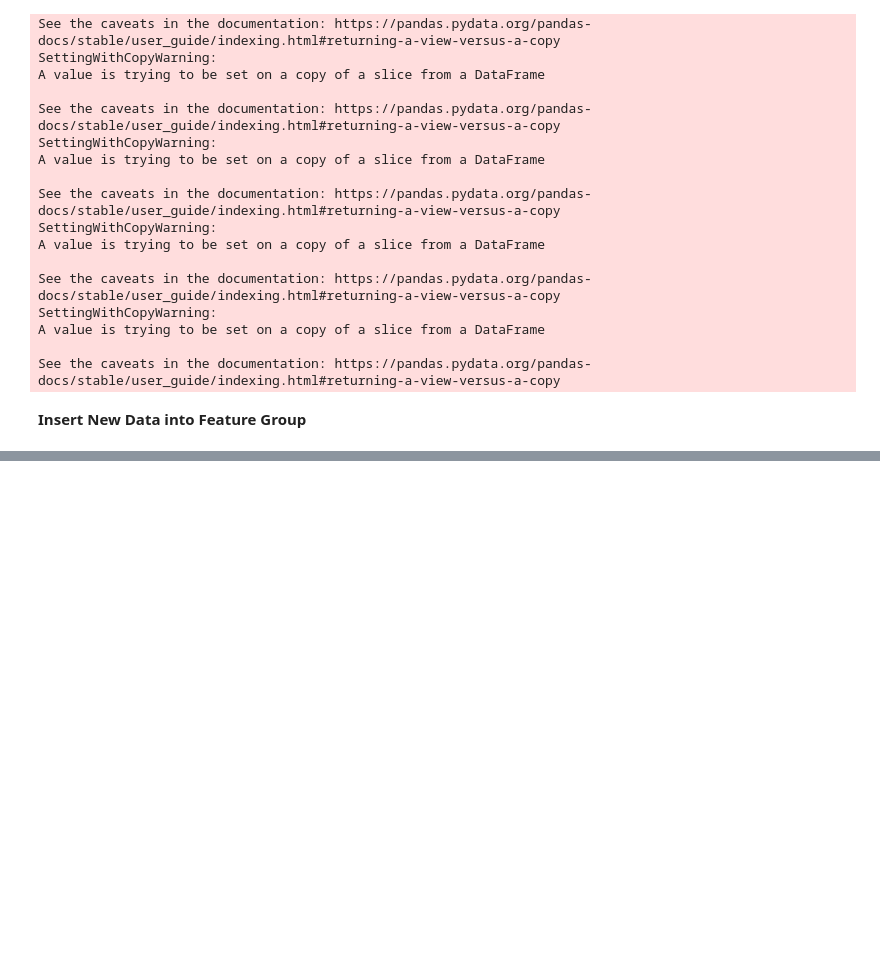
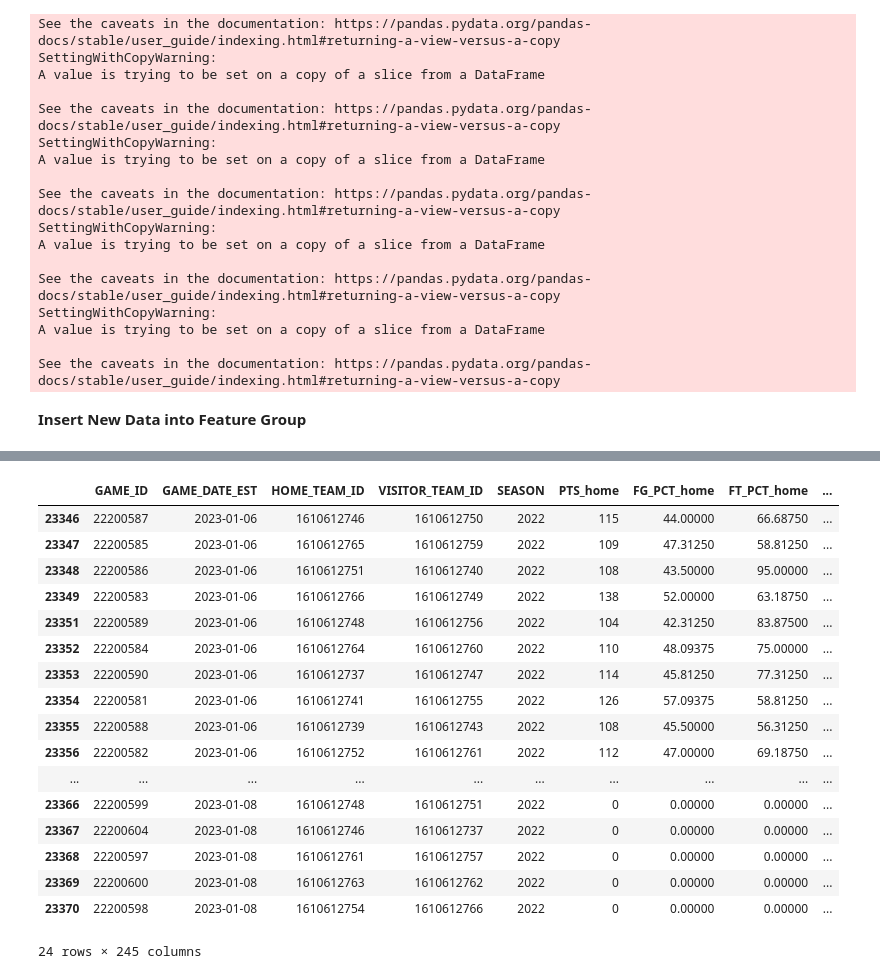
Before and after one commit to cmunch1/nba-prediction, a Jupyter notebook: 09_production_features_pipeline.ipynb, the cells around one changed output, grey strips where cells are left out. Cells and saved outputs as stored; diff of their text form; code cells hidden in the pictures; blank space fills up the shorter version.

```diff
--- a/09_production_features_pipeline.ipynb
+++ b/09_production_features_pipeline.ipynb
@@ -407,0 +414,21 @@ https://c.app.hopsworks.ai/p/3350/jobs/named/rolling_stats_1_offline_fg_backfill
+# %%
+df_combined[df_combined['GAME_ID'] > 22200580]
+# %% [output]
+|  | GAME_ID | GAME_DATE_EST | HOME_TEAM_ID | VISITOR_TEAM_ID | SEASON | PTS_home | FG_PCT_home | FT_PCT_home | ... |
+| 23346 | 22200587 | 2023-01-06 | 1610612746 | 1610612750 | 2022 | 115 | 44.00000 | 66.68750 | ... |
+| 23347 | 22200585 | 2023-01-06 | 1610612765 | 1610612759 | 2022 | 109 | 47.31250 | 58.81250 | ... |
+| 23348 | 22200586 | 2023-01-06 | 1610612751 | 1610612740 | 2022 | 108 | 43.50000 | 95.00000 | ... |
+| 23349 | 22200583 | 2023-01-06 | 1610612766 | 1610612749 | 2022 | 138 | 52.00000 | 63.18750 | ... |
+| 23351 | 22200589 | 2023-01-06 | 1610612748 | 1610612756 | 2022 | 104 | 42.31250 | 83.87500 | ... |
+| 23352 | 22200584 | 2023-01-06 | 1610612764 | 1610612760 | 2022 | 110 | 48.09375 | 75.00000 | ... |
+| 23353 | 22200590 | 2023-01-06 | 1610612737 | 1610612747 | 2022 | 114 | 45.81250 | 77.31250 | ... |
+| 23354 | 22200581 | 2023-01-06 | 1610612741 | 1610612755 | 2022 | 126 | 57.09375 | 58.81250 | ... |
+| 23355 | 22200588 | 2023-01-06 | 1610612739 | 1610612743 | 2022 | 108 | 45.50000 | 56.31250 | ... |
+| 23356 | 22200582 | 2023-01-06 | 1610612752 | 1610612761 | 2022 | 112 | 47.00000 | 69.18750 | ... |
+| ... | ... | ... | ... | ... | ... | ... | ... | ... | ... |
+| 23366 | 22200599 | 2023-01-08 | 1610612748 | 1610612751 | 2022 | 0 | 0.00000 | 0.00000 | ... |
+| 23367 | 22200604 | 2023-01-08 | 1610612746 | 1610612737 | 2022 | 0 | 0.00000 | 0.00000 | ... |
+| 23368 | 22200597 | 2023-01-08 | 1610612761 | 1610612757 | 2022 | 0 | 0.00000 | 0.00000 | ... |
+| 23369 | 22200600 | 2023-01-08 | 1610612763 | 1610612762 | 2022 | 0 | 0.00000 | 0.00000 | ... |
+| 23370 | 22200598 | 2023-01-08 | 1610612754 | 1610612766 | 2022 | 0 | 0.00000 | 0.00000 | ... |
+24 rows × 245 columns
```
Also changed, not shown: parts of 12 cells of this notebook, 1 other file.
